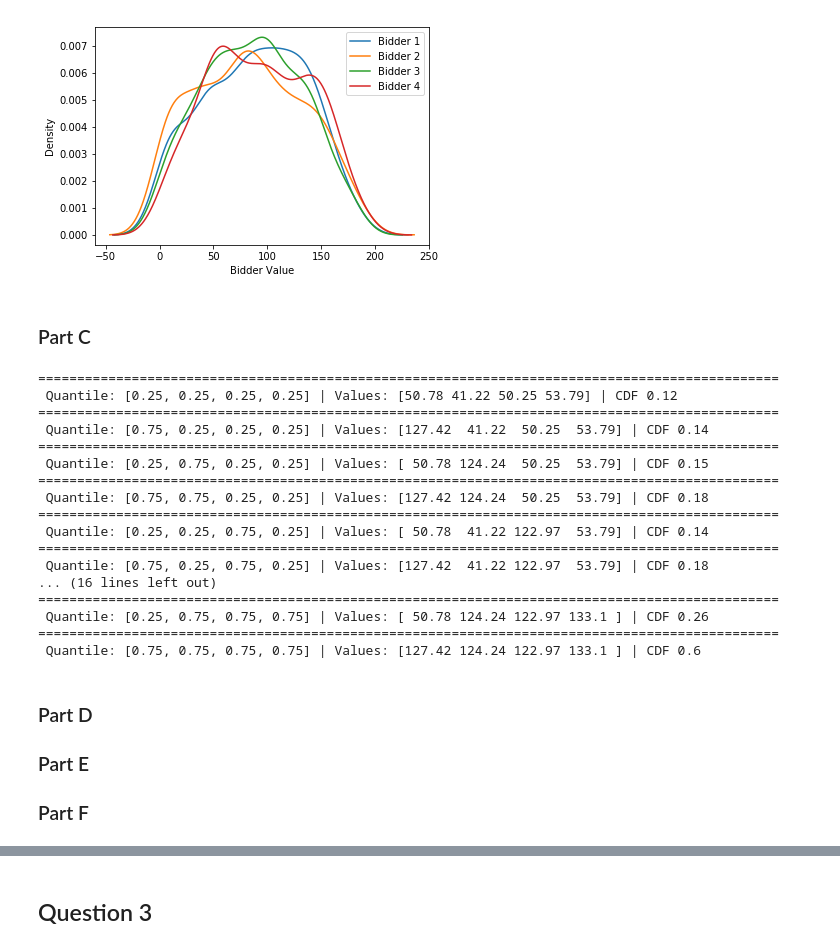
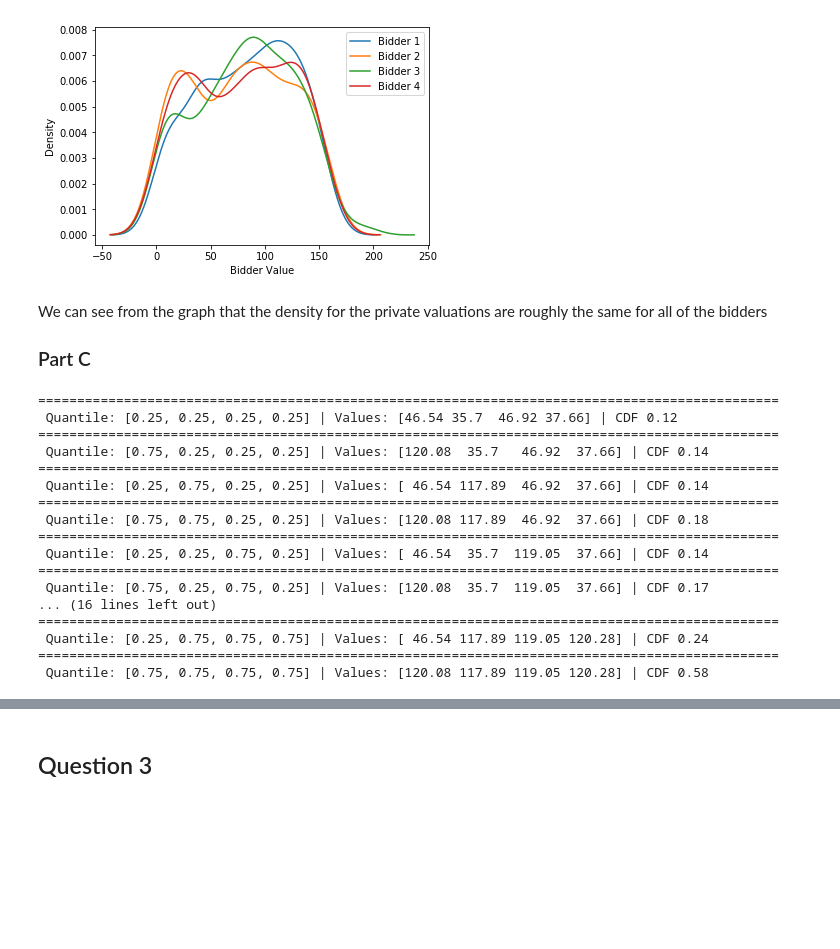
Before and after one commit to ericschulman/struct, a Jupyter notebook: hw5_io/auctions.ipynb, the cells around one changed output, grey strips where cells are left out. Cells and saved outputs as stored; diff of their text form; code cells hidden in the pictures; blank space fills up the shorter version.

```diff
--- a/hw5_io/auctions.ipynb
+++ b/hw5_io/auctions.ipynb
@@ -46,11 +53,11 @@ $v_i = b_i + \dfrac{G^i_{mb}(b,b)}{g^i_{mb}(b,b)}$
 # %%
-
 def apv_helper(data,i):
     """calculate the amount of shadding at each bid"""
     #calc bandwith
+    data = data.copy()
     T, n = data.shape
     sigma = data.var(axis=0)[i]
-    h = 2.98*1.06*sigma*T**(-1/5) #use silverman bandwith
+    h = 1.06*sigma*T**(-1/5) #use silverman bandwith
 
     #set up data
     support = data[:,i]
@@ -61,36 +68,38 @@ def apv_helper(data,i):
 
     #caluclate formula inside the sum
     kernel1 = stats.norm.pdf( (bt - bs)/h ) #Guassian Kernel
     kernel2 = stats.norm.pdf( (bt - ms)/h )
     ind = ms <= bt
 
     cdf = (kernel1*ind).reshape(T,T)
     cdf = cdf.sum(axis=1)/(T*h)
     pdf = (kernel1*kernel2).reshape(T,T)
     pdf =  pdf.sum(axis=1)/(T*h**2)
     return support + cdf/pdf
 
 marginals = []
 apv_values = []
 
 for i in range(4):
     v = apv_helper(fpa_data,i)
     apv_values.append(v)
 
     kde = sm.nonparametric.KDEUnivariate(v)
     kde.fit()
     marginals.append(kde)
 
     plt.plot(kde.support, kde.density, label='Bidder %s'%(i+1) )
 
 plt.legend()
 plt.xlabel('Bidder Value')
 plt.ylabel('Density')
 plt.show()
 # %% [output]
-[figure, old version]
+[figure, new version]
-# %% [markdown]
-### Part C
+# %% [markdown]
+We can see from the graph that the density for the private valuations are roughly the same for all of the bidders
+
+### Part C
 # %%
 def enum_vectors(quantiles,n):
     """recursively enumerate all the quantiles"""
@@ -119,25 +128,19 @@ for v in vectors:
     print ' Quantile: %s | Values: %s | CDF %s'%(v, np.round(inverse_v,2) ,np.round(kde_mv.cdf(inverse_v),2))
 # %% [output]
 ===============================================================================================
- Quantile: [0.25, 0.25, 0.25, 0.25] | Values: [50.78 41.22 50.25 53.79] | CDF 0.12
+ Quantile: [0.25, 0.25, 0.25, 0.25] | Values: [46.54 35.7  46.92 37.66] | CDF 0.12
 ===============================================================================================
- Quantile: [0.75, 0.25, 0.25, 0.25] | Values: [127.42  41.22  50.25  53.79] | CDF 0.14
+ Quantile: [0.75, 0.25, 0.25, 0.25] | Values: [120.08  35.7   46.92  37.66] | CDF 0.14
 ===============================================================================================
- Quantile: [0.25, 0.75, 0.25, 0.25] | Values: [ 50.78 124.24  50.25  53.79] | CDF 0.15
+ Quantile: [0.25, 0.75, 0.25, 0.25] | Values: [ 46.54 117.89  46.92  37.66] | CDF 0.14
 ===============================================================================================
- Quantile: [0.75, 0.75, 0.25, 0.25] | Values: [127.42 124.24  50.25  53.79] | CDF 0.18
+ Quantile: [0.75, 0.75, 0.25, 0.25] | Values: [120.08 117.89  46.92  37.66] | CDF 0.18
 ===============================================================================================
- Quantile: [0.25, 0.25, 0.75, 0.25] | Values: [ 50.78  41.22 122.97  53.79] | CDF 0.14
+ Quantile: [0.25, 0.25, 0.75, 0.25] | Values: [ 46.54  35.7  119.05  37.66] | CDF 0.14
 ===============================================================================================
- Quantile: [0.75, 0.25, 0.75, 0.25] | Values: [127.42  41.22 122.97  53.79] | CDF 0.18
+ Quantile: [0.75, 0.25, 0.75, 0.25] | Values: [120.08  35.7  119.05  37.66] | CDF 0.17
 ... (16 lines left out)
 ===============================================================================================
- Quantile: [0.25, 0.75, 0.75, 0.75] | Values: [ 50.78 124.24 122.97 133.1 ] | CDF 0.26
+ Quantile: [0.25, 0.75, 0.75, 0.75] | Values: [ 46.54 117.89 119.05 120.28] | CDF 0.24
 ===============================================================================================
- Quantile: [0.75, 0.75, 0.75, 0.75] | Values: [127.42 124.24 122.97 133.1 ] | CDF 0.6
+ Quantile: [0.75, 0.75, 0.75, 0.75] | Values: [120.08 117.89 119.05 120.28] | CDF 0.58
-# %% [markdown]
-### Part D
-
-### Part E
-
-### Part F
```
Also changed, not shown: parts of 11 cells of this notebook.
